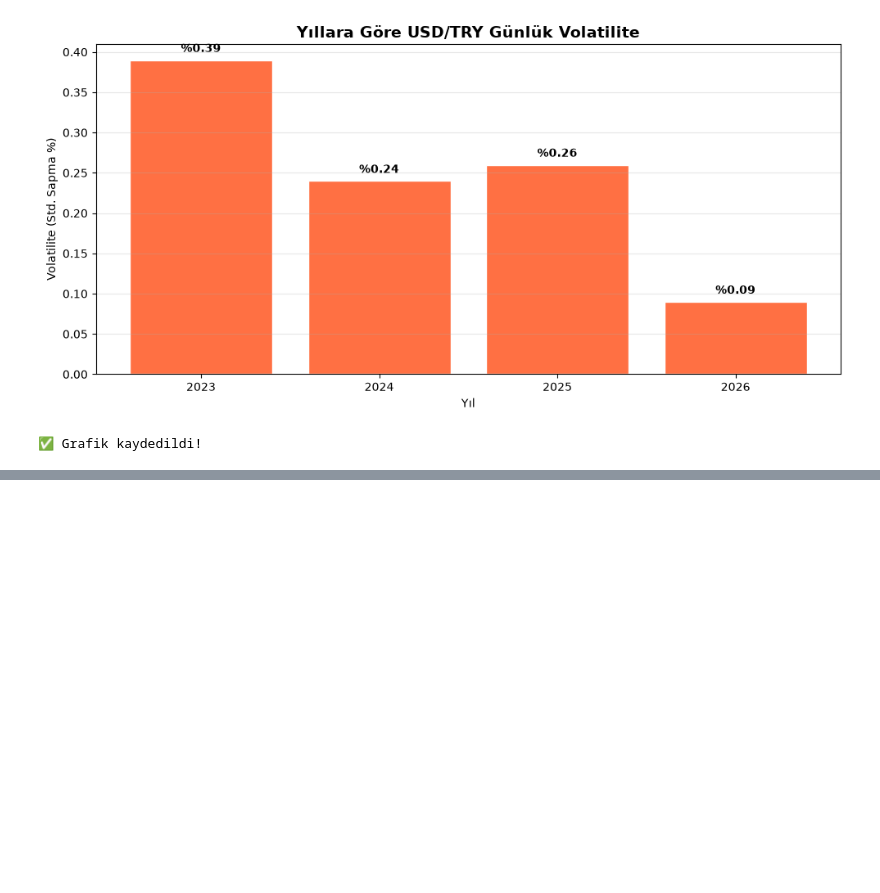
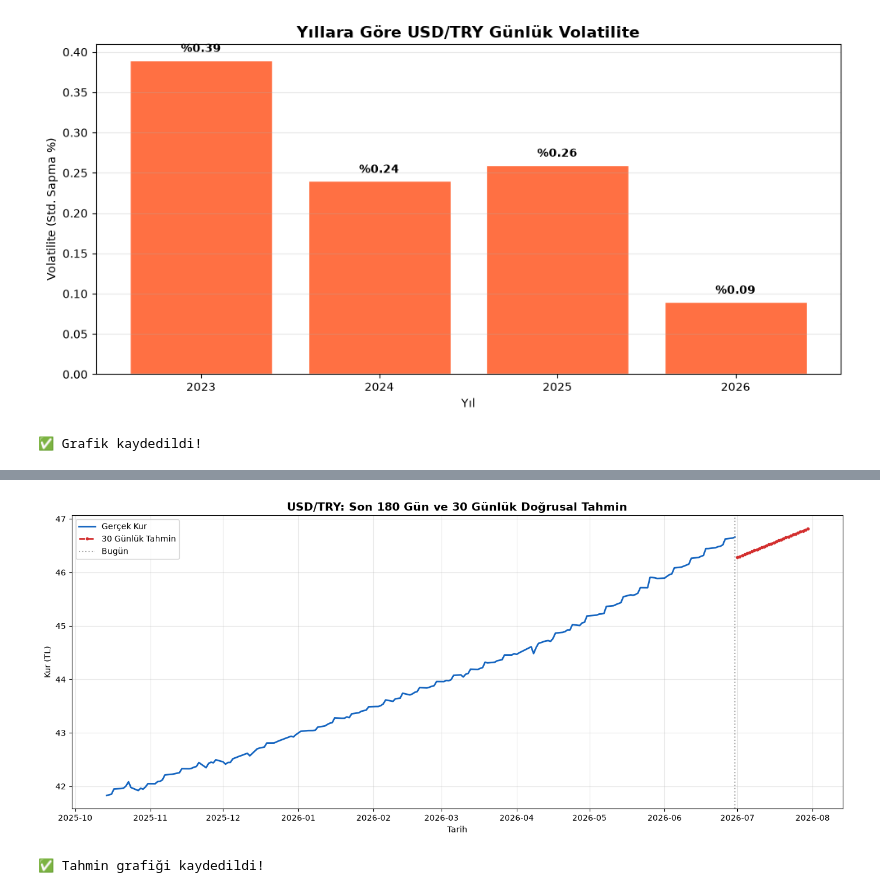
Before and after one commit to elifcakir1875/doviz-kuru-analizi, a Jupyter notebook: notebooks/01_doviz_analizi.ipynb, the cells around one changed output, grey strips where cells are left out. Saved outputs shown, nothing was run; the diff lists cells and outputs as text; code cells hidden in the pictures; blank space fills up the shorter version.

Commit message:
Tahmin modeli ve markdown yorumları eklendi

```diff
--- a/notebooks/01_doviz_analizi.ipynb
+++ b/notebooks/01_doviz_analizi.ipynb
@@ -162,0 +169,25 @@ yil
+# %%
+from sklearn.linear_model import LinearRegression
+import numpy as np
+
+# Tarihi sayısal değere çevirelim (gün indeksi)
+df_model = df.dropna(subset=["USD_TRY"]).copy()
+df_model["gun_index"] = (df_model["tarih"] - df_model["tarih"].min()).dt.days
+
+X = df_model[["gun_index"]]
+y = df_model["USD_TRY"]
+
+model = LinearRegression()
+model.fit(X, y)
+
+# Gelecek 30 gün için tahmin
+son_gun = df_model["gun_index"].max()
+gelecek_gunler = np.arange(son_gun + 1, son_gun + 31).reshape(-1, 1)
+tahminler = model.predict(gelecek_gunler)
+
+gelecek_tarihler = pd.date_range(start=df_model["tarih"].max() + pd.Timedelta(days=1), periods=30)
+tahmin_df = pd.DataFrame({"tarih": gelecek_tarihler, "tahmin_USD_TRY": tahminler})
+
+print(f"✅ Model eğitildi! R² skoru: {model.score(X, y):.3f}")
+print(f"\n30 gün sonraki tahmini kur: {tahminler[-1]:.2f} TL")
+tahmin_df.head()
@@ -162,0 +204,22 @@ yil
+# %%
+fig, ax = plt.subplots(figsize=(14, 6))
+
+# Son 180 günü göster (daha net görünüm için)
+son_180 = df_model.tail(180)
+ax.plot(son_180["tarih"], son_180["USD_TRY"], label="Gerçek Kur", color="#1565C0", linewidth=2)
+ax.plot(tahmin_df["tarih"], tahmin_df["tahmin_USD_TRY"], label="30 Günlük Tahmin",
+        color="#D32F2F", linewidth=2, linestyle="--", marker="o", markersize=3)
+
+ax.axvline(x=df_model["tarih"].max(), color="gray", linestyle=":", alpha=0.7, label="Bugün")
+ax.set_title("USD/TRY: Son 180 Gün ve 30 Günlük Doğrusal Tahmin", fontsize=14, fontweight="bold")
+ax.set_xlabel("Tarih")
+ax.set_ylabel("Kur (TL)")
+ax.legend()
+ax.grid(True, alpha=0.3)
+plt.tight_layout()
+plt.savefig("../outputs/04_tahmin_modeli.png", dpi=150)
+plt.show()
+print("✅ Tahmin grafiği kaydedildi!")
+# %% [output]
+[figure, added]
+✅ Tahmin grafiği kaydedildi!
```
Also changed, not shown: parts of 3 cells of this notebook, 1 other file.
